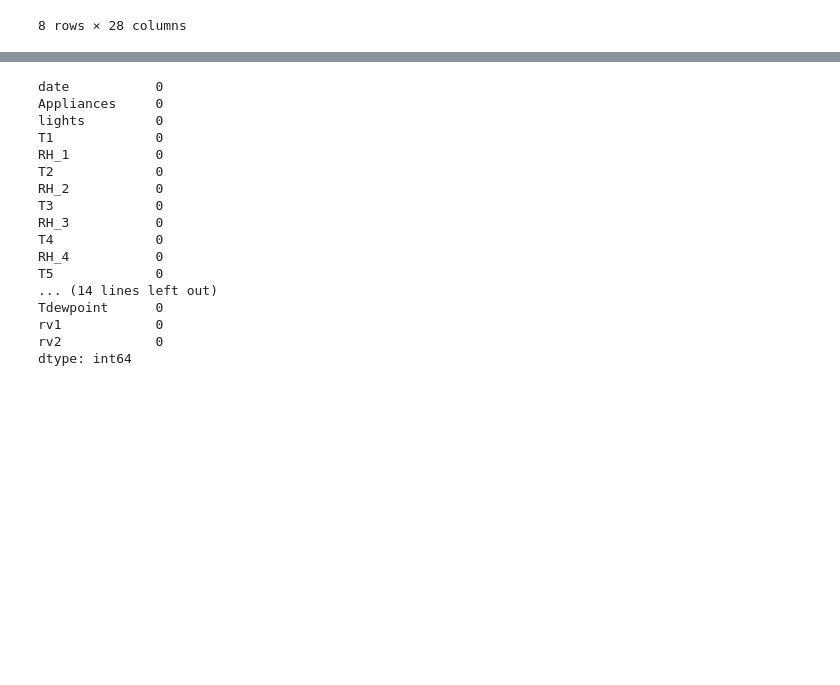
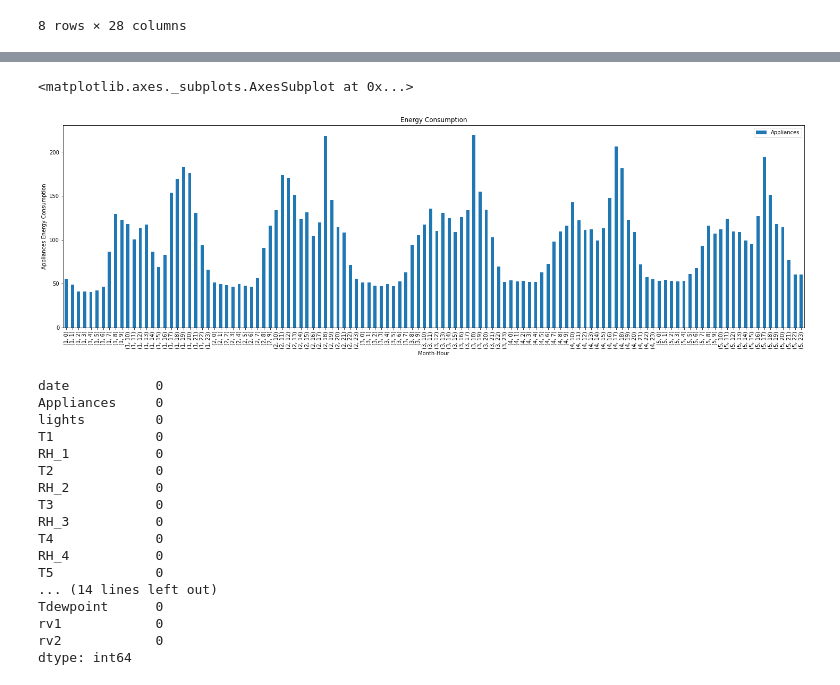
Before and after one commit to deepakpracheta/Household-Appliances-Energy-Prediction, a Jupyter notebook: Supervised_ML_Appliances_Energy_Prediction.ipynb, the cells around one changed output, grey strips where cells are left out. Cells and saved outputs as stored; diff of their text form; code cells hidden in the pictures; blank space fills up the shorter version.

```diff
--- a/Supervised_ML_Appliances_Energy_Prediction.ipynb
+++ b/Supervised_ML_Appliances_Energy_Prediction.ipynb
@@ -127,3 +193,8 @@ Light Columns has majority of values as 0.
+# %%
+df.groupby(['months','hour']).agg({'Appliances' : 'mean'}).plot(kind='bar', title='Energy Consumption', ylabel='Appliances Energy Consumption',xlabel='Month-Hour', figsize=(25, 7))
+# %% [output]
+<matplotlib.axes._subplots.AxesSubplot at 0x...>
+[figure, added]
 # %%
 df.isnull().sum()
 # %% [output]
```
Also changed, not shown: parts of 13 cells of this notebook.
